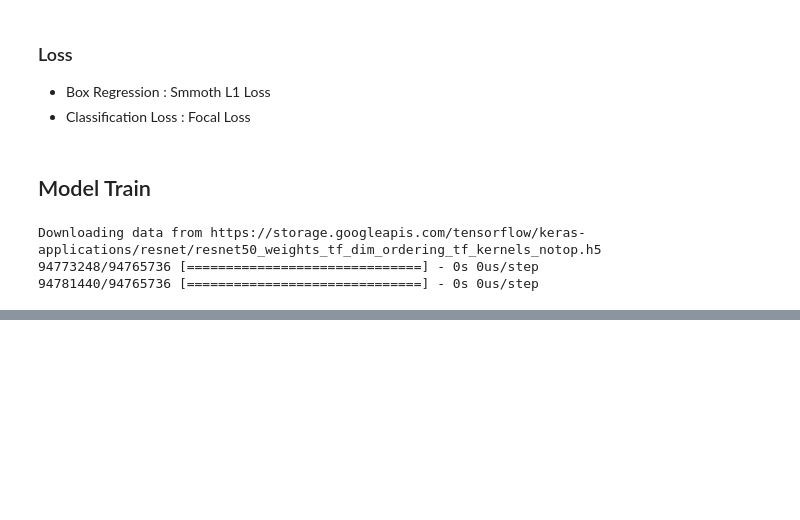
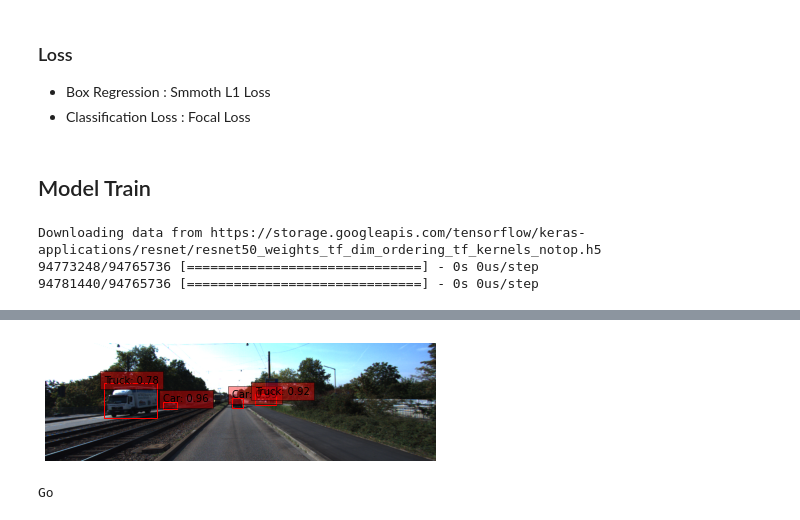
Before and after one commit to DevHDL/AIFFEL, a Jupyter notebook: Project/GoingDeeper-06/GoingDeeper06.ipynb, the cells around one changed output, grey strips where cells are left out. Cells and saved outputs as stored; diff of their text form; code cells hidden in the pictures; blank space fills up the shorter version.

```diff
--- a/Project/GoingDeeper-06/GoingDeeper06.ipynb
+++ b/Project/GoingDeeper-06/GoingDeeper06.ipynb
@@ -579,0 +742,5 @@ Epoch 2/5
+# %%
+# class 목록 가져오기
+class_names = ds_info.features['objects']['type'].names
+for i, class_name in enumerate(class_names):
+    print(f"{i}: {class_name}")
@@ -579,0 +756,50 @@ Epoch 2/5
+# %%
+import os
+img_path = os.getenv('HOME')+'/aiffel/object_detection/data/go_1.png'
+
+def self_drive_assist(img_path, size_limit=300):
+    # image 가져오기
+    img_raw = tf.io.read_file(img_path)
+    image = tf.image.decode_image(img_raw, channels=3)
+
+    # prepare_image
+    input_image, ratio = prepare_image(image)
+
+    # inference_model를 통한 detection
+    detections = inference_model.predict(input_image)
+    num_detections = detections.valid_detections[0]
+
+    # KITTI Dataset에서 Object값 가져오기
+    dataset_info = tfds.builder("kitti").info
+    int2str = dataset_info.features["objects"]["type"].int2str
+
+    # class name과 box 가져오기
+    class_names = [int2str(int(x)) for x in detections.nmsed_classes[0][:num_detections]]
+    boxes = detections.nmsed_boxes[0][:num_detections] / ratio
+
+    # detection 결과 출력
+    visualize_detections(
+        image,
+        boxes,
+        class_names,
+        detections.nmsed_scores[0][:num_detections]
+    )
+
+    # self_drive_assist 결과
+    # person detect
+    person_detected = any(cls in ['Pedestrian','Person_sitting','Cyclist'] for cls in class_names)
+
+    # car detect
+    car_detected = any(
+        (box[2] - box[0]) >= size_limit or (box[3] - box[1]) >= size_limit
+        for cls, box in zip(class_names, boxes) if cls in ['Car', 'Truck', 'Van']
+    )
+
+    if person_detected or car_detected:
+        return 'Stop'
+    else:
+        return 'Go'
+print(self_drive_assist(img_path))
+# %% [output]
+[figure, added]
+Go
```
Also changed, not shown: parts of 14 cells of this notebook.
